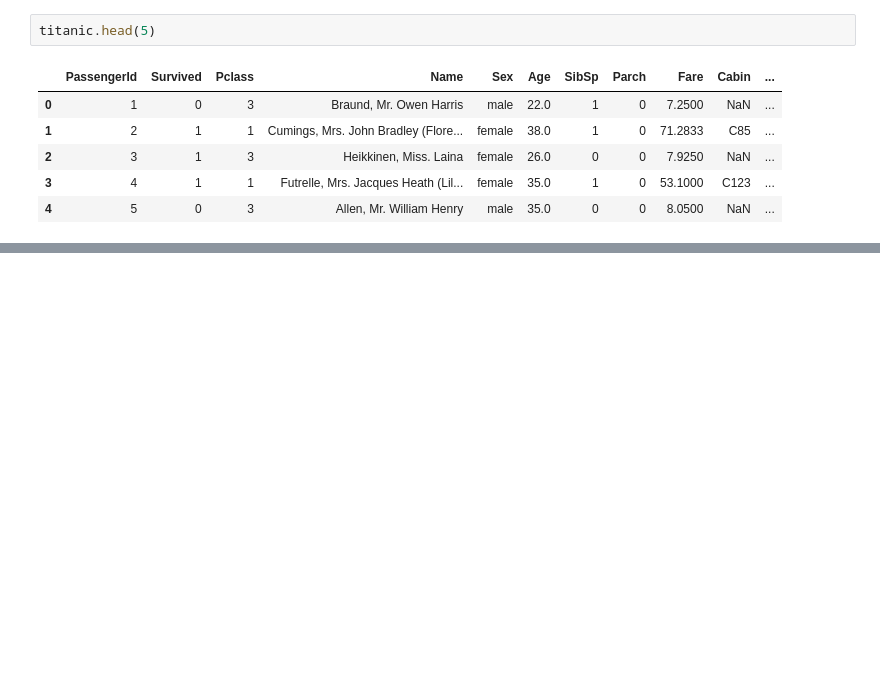
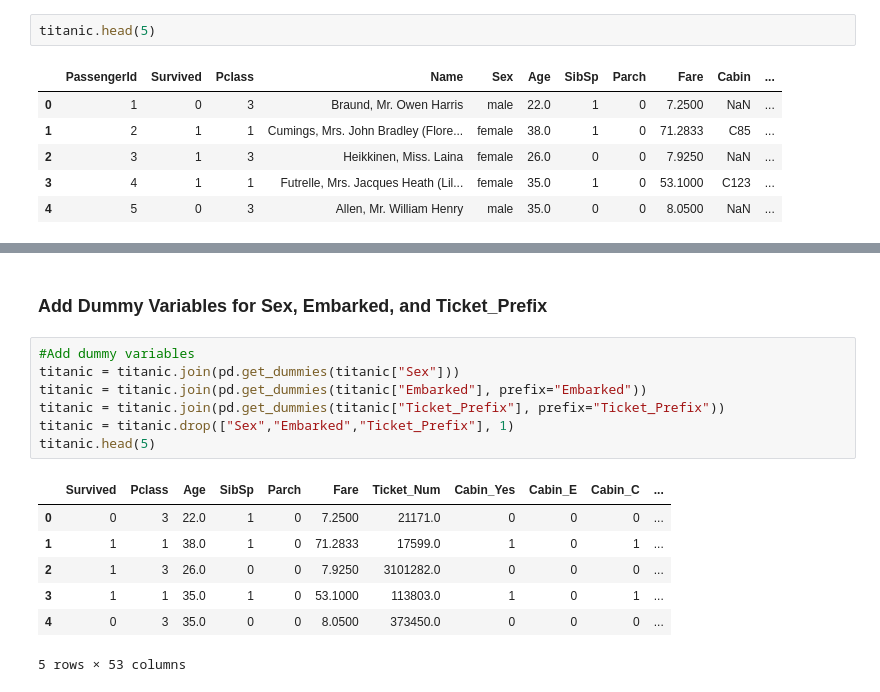
Before and after one commit to JBryan1/Kaggle, a Jupyter notebook: Titanic/Data Wrangling.ipynb, the cells around one changed output, grey strips where cells are left out. Cells and saved outputs as stored; diff of their text form; blank space fills up the shorter version.

```diff
--- a/Titanic/Data Wrangling.ipynb
+++ b/Titanic/Data Wrangling.ipynb
@@ -41,0 +144,17 @@ titanic.head(5)
+# %% [markdown]
+### Add Dummy Variables for Sex, Embarked, and Ticket_Prefix
+# %%
+#Add dummy variables
+titanic = titanic.join(pd.get_dummies(titanic["Sex"]))
+titanic = titanic.join(pd.get_dummies(titanic["Embarked"], prefix="Embarked"))
+titanic = titanic.join(pd.get_dummies(titanic["Ticket_Prefix"], prefix="Ticket_Prefix"))
+titanic = titanic.drop(["Sex","Embarked","Ticket_Prefix"], 1)
+titanic.head(5)
+# %% [output]
+|  | Survived | Pclass | Age | SibSp | Parch | Fare | Ticket_Num | Cabin_Yes | Cabin_E | Cabin_C | ... |
+| 0 | 0 | 3 | 22.0 | 1 | 0 | 7.2500 | 21171.0 | 0 | 0 | 0 | ... |
+| 1 | 1 | 1 | 38.0 | 1 | 0 | 71.2833 | 17599.0 | 1 | 0 | 1 | ... |
+| 2 | 1 | 3 | 26.0 | 0 | 0 | 7.9250 | 3101282.0 | 0 | 0 | 0 | ... |
+| 3 | 1 | 1 | 35.0 | 1 | 0 | 53.1000 | 113803.0 | 1 | 0 | 1 | ... |
+| 4 | 0 | 3 | 35.0 | 0 | 0 | 8.0500 | 373450.0 | 0 | 0 | 0 | ... |
+5 rows × 53 columns
```
Also changed, not shown: parts of 21 cells of this notebook, 3 other files.
